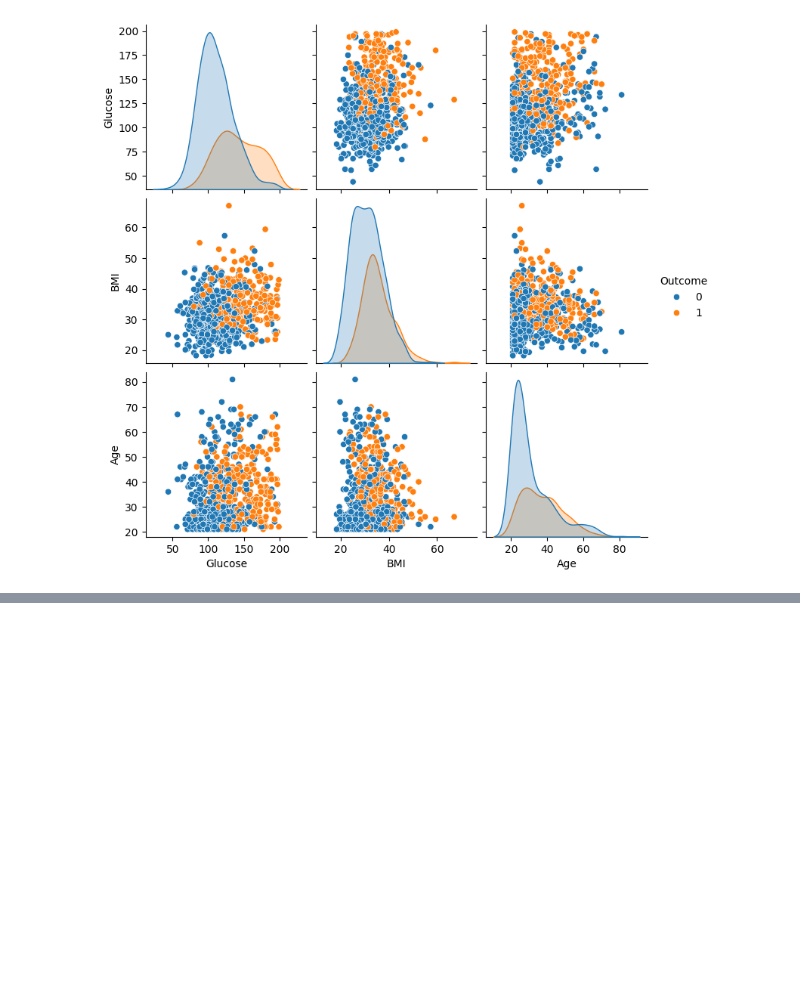
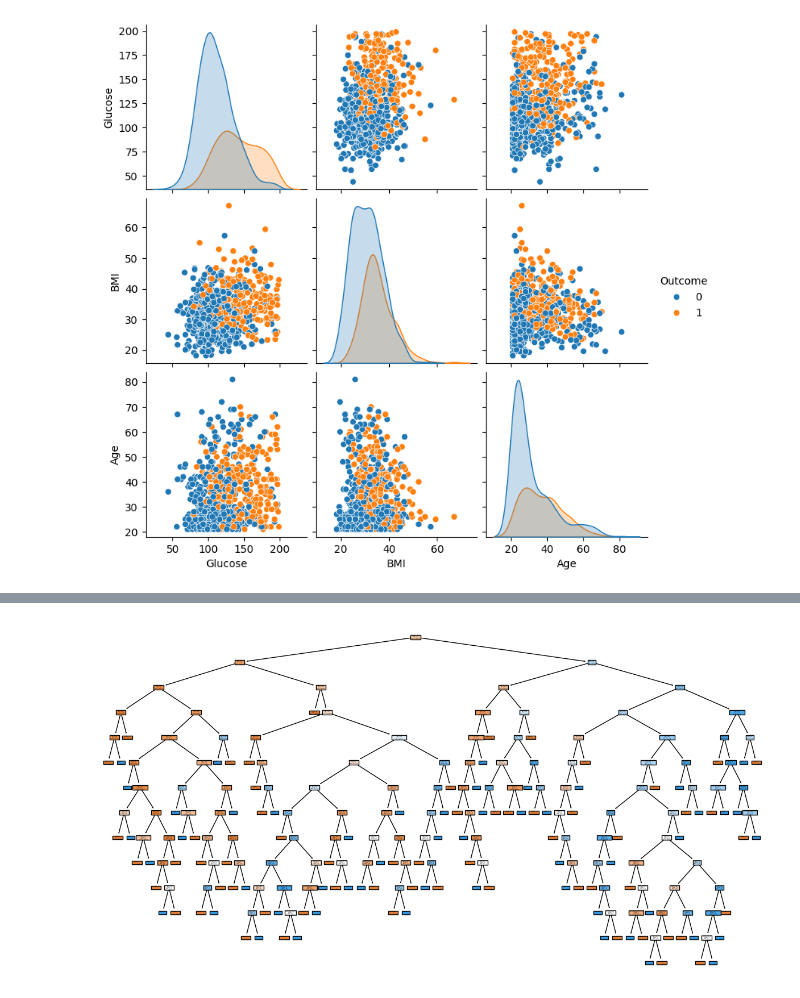
Before and after one commit to merveilletedem-ctrl/malaria_project, a Jupyter notebook: diabete.ipynb, the cells around one changed output, grey strips where cells are left out. Drawn from its saved outputs; the diff is of its cells as text; code cells hidden in the pictures; blank space fills up the shorter version.

```diff
--- a/diabete.ipynb
+++ b/diabete.ipynb
@@ -125,3 +125,33 @@ sns.pairplot(df,
 plt.show()
 # %% [output]
 [figure]
+# %%
+from sklearn.model_selection import train_test_split
+from sklearn.tree import DecisionTreeClassifier
+from sklearn.metrics import accuracy_score
+import time
+
+X = df.drop("Outcome", axis=1)
+y = df["Outcome"]
+
+X_train, X_test, y_train, y_test = train_test_split(
+    X,
+    y,
+    test_size=0.2,
+    random_state=42
+)
+
+model = DecisionTreeClassifier()
+
+start = time.time()
+
+model.fit(X_train, y_train)
+
+end = time.time()
+
+y_pred = model.predict(X_test)
+
+accuracy = accuracy_score(y_test, y_pred)
+
+print("Accuracy :", accuracy)
+print("Temps d'exécution :", end - start)
@@ -127,0 +183,16 @@ plt.show()
+# %%
+from sklearn.tree import plot_tree
+import matplotlib.pyplot as plt
+
+plt.figure(figsize=(15,8))
+
+plot_tree(
+    model,
+    feature_names=X.columns,
+    class_names=["Non diabétique","Diabétique"],
+    filled=True
+)
+
+plt.show()
+# %% [output]
+[figure, added]
```
Also changed, not shown: parts of 4 cells of this notebook.
